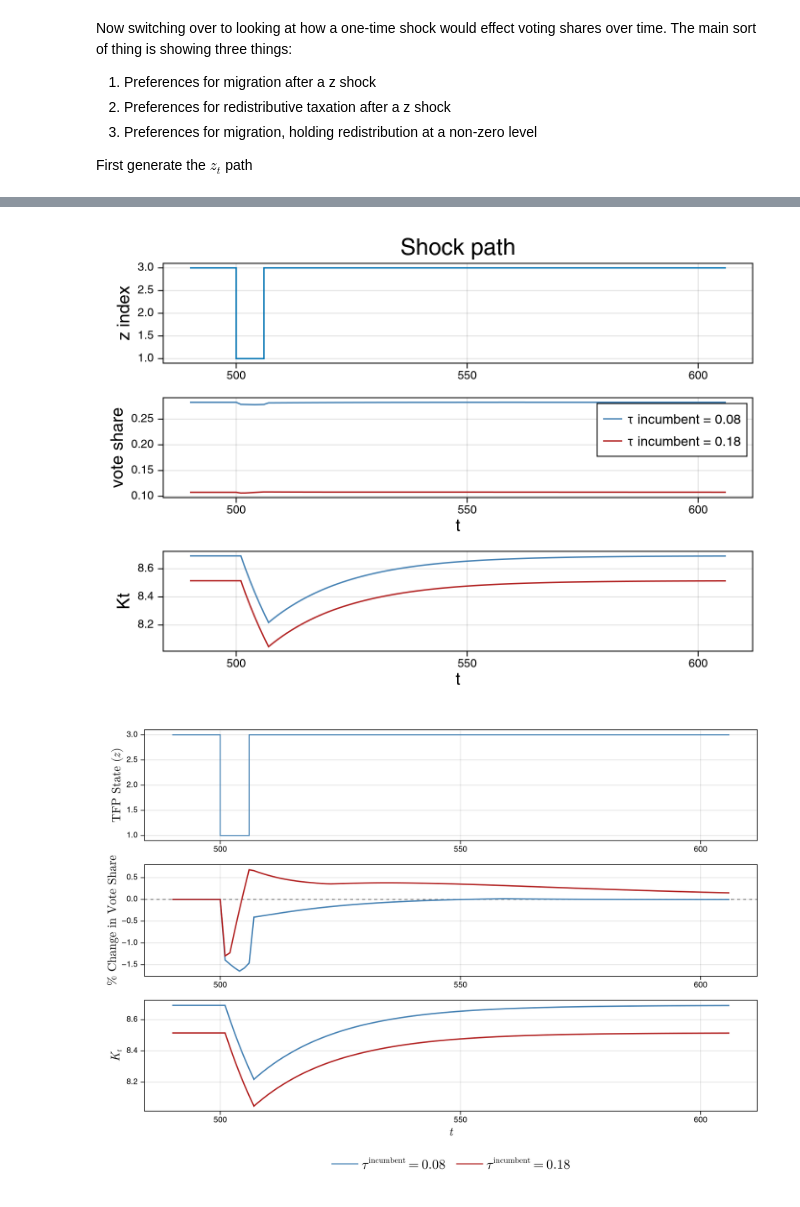
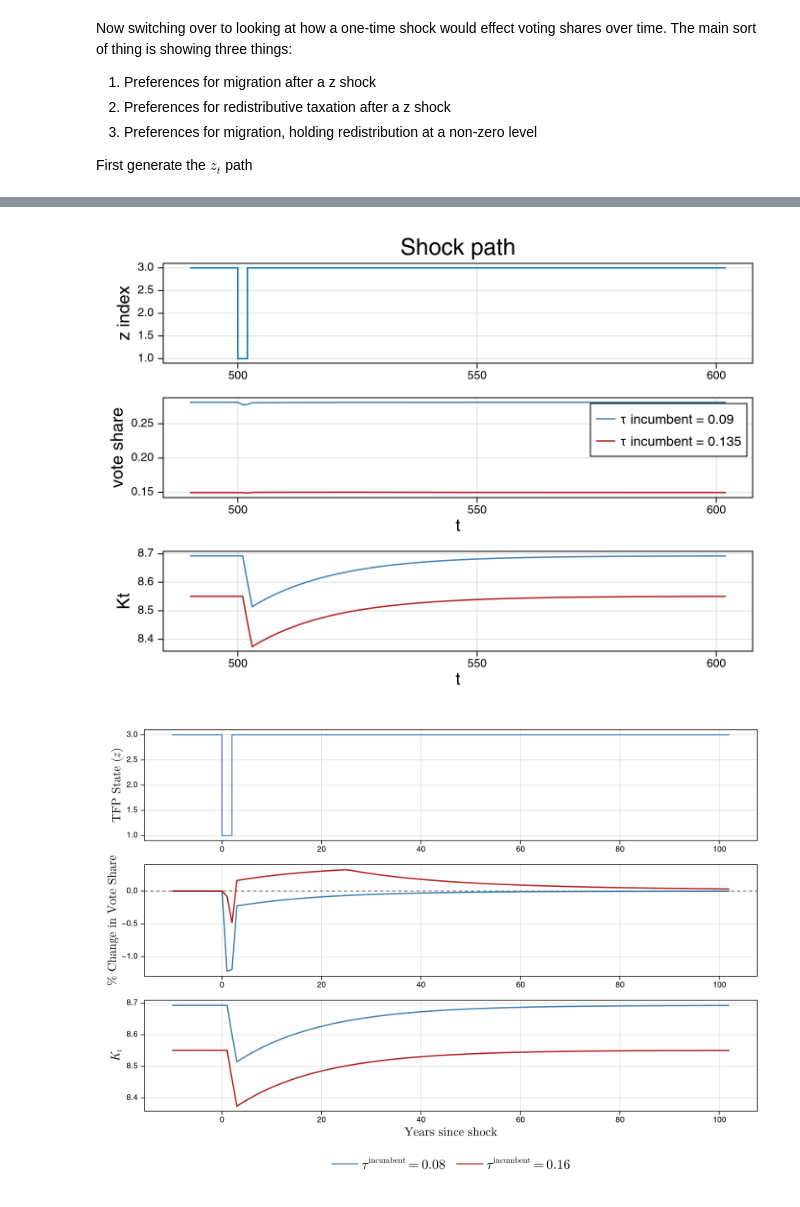
Before and after one commit to unnavav/political-polarization, a Jupyter notebook: p/Graphing-KS.ipynb, the cells around one changed output, grey strips where cells are left out. Cells and saved outputs as stored; diff of their text form; code cells hidden in the pictures.

```diff
--- a/p/Graphing-KS.ipynb
+++ b/p/Graphing-KS.ipynb
@@ -510,13 +514,13 @@ First generate the $z_t$ path
 zmid = cld(length(params.zgrid), 2)     # z-index of the middle state
 zlow = 1              # z-index of the lowest (recession) state
 
-zt_shock = vcat(fill(zmid, 500), fill(zlow, 6), fill(zmid, 500));
+zt_shock = vcat(fill(zmid, 500), fill(zlow, 2), fill(zmid, 500));
 # %%
 incumbent  = results[(0.08, 0.08)]   # some migration, no redistribution
 challenger = results[(0.04, 0.18)]   # no migration, some redistribution
 
 share_path, Kt = voteSharePath(incumbent, challenger, zt_shock, params);
 # %%
-incumbent2  = results[(0.08, 0.18)]   # some migration, no redistribution
+incumbent2  = results[(0.08, 0.16)]   # some migration, no redistribution
 
 share_path2, Kt2 = voteSharePath(incumbent2, challenger, zt_shock, params);
@@ -538,8 +567,8 @@ ax1 = Axis(fig[1, 1], ylabel = "z index", title = "Shock path")
 stairs!(ax1, window, zt_shock[window])
 
 ax2 = Axis(fig[2, 1], ylabel = "vote share", xlabel = "t")
-l1 = lines!(ax2, window, share_path[window], color = :steelblue, label = "τ incumbent = 0.08")
-l2 = lines!(ax2, window, share_path2[window], color = :firebrick, label = "τ incumbent = 0.18")
+l1 = lines!(ax2, window, share_path[window], color = :steelblue, label = "τ incumbent = 0.09")
+l2 = lines!(ax2, window, share_path2[window], color = :firebrick, label = "τ incumbent = 0.135")
 axislegend(ax2, position = :rt)
 
 ax3 = Axis(fig[3, 1], ylabel = "Kt", xlabel = "t")
@@ -549,7 +578,7 @@ lines!(ax3, window, Kt2[window], color = :firebrick)
 linkxaxes!(ax1, ax2, ax3)
 fig
 # %% [output]
-[figure, old version]
+[figure, new version]
 # %%
 NT = length(share_path)
 window = 490:(NT-400)
@@ -564,37 +593,41 @@ pct2 = (share_path2 .- base2) ./ base2 .* 100
 
 fig = Figure(size = (1000, 700))
 
 ax1 = Axis(fig[1, 1],
-    ylabel = L"\text{TFP State }(z)")
+    ylabel = L"\text{TFP State }(z)",
+    xticks = (collect(500:20:600), string.(collect(0:20:100))))
 stairs!(ax1, window, zt_shock[window], color = :steelblue)
 
 ax2 = Axis(fig[2, 1],
-    ylabel = L"\text{\% Change in Vote Share}")
+    ylabel = L"\text{\% Change in Vote Share}",
+    xticks = (collect(500:20:600), string.(collect(0:20:100))))
+
 hlines!(ax2, [0.0], linestyle = :dash, color = :gray)
 lines!(ax2, window, pct1[window], color = :steelblue, linewidth = 2)
 lines!(ax2, window, pct2[window], color = :firebrick, linewidth = 2)
 
 ax3 = Axis(fig[3, 1],
-    xlabel = L"t",
-    ylabel = L"K_t")
+    xlabel = L"\text{Years since shock}",
+    ylabel = L"K_t",
+    xticks = (collect(500:20:600), string.(collect(0:20:100))))
 lines!(ax3, window, Kt[window], color = :steelblue, linewidth = 2)
 lines!(ax3, window, Kt2[window], color = :firebrick, linewidth = 2)
 
 # legend in its own column, spanning all three rows
 Legend(fig[4, 1],
     [l1, l2],
-    [L"\tau^{\text{incumbent}} = 0.08", L"\tau^{\text{incumbent}} = 0.18"],
+    [L"\tau^{\text{incumbent}} = 0.08", L"\tau^{\text{incumbent}} = 0.16"],
     orientation = :horizontal,
     framevisible = false,
     labelsize = 20,
     patchsize = (40, 20),
     linewidth = 4)
 
 rowsize!(fig.layout, 4, Relative(0.08))
 
 linkxaxes!(ax1, ax2, ax3)
 
-save("../v/vote_share_shock_comparison_quarterly.pdf", fig)
+save("../v/vote_share_shock_comparison_annual.pdf", fig)
 fig
 # %% [output]
-[figure, old version]
+[figure, new version]
```
Also changed, not shown: parts of 17 cells of this notebook.
